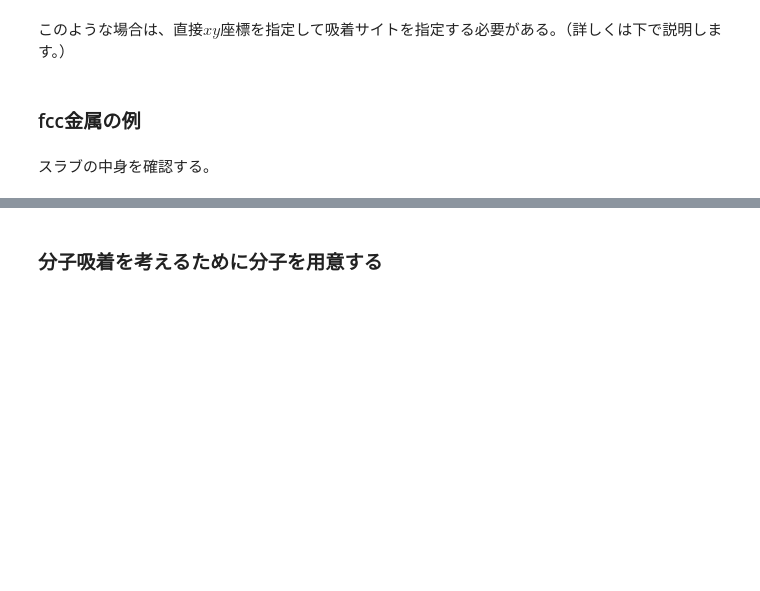
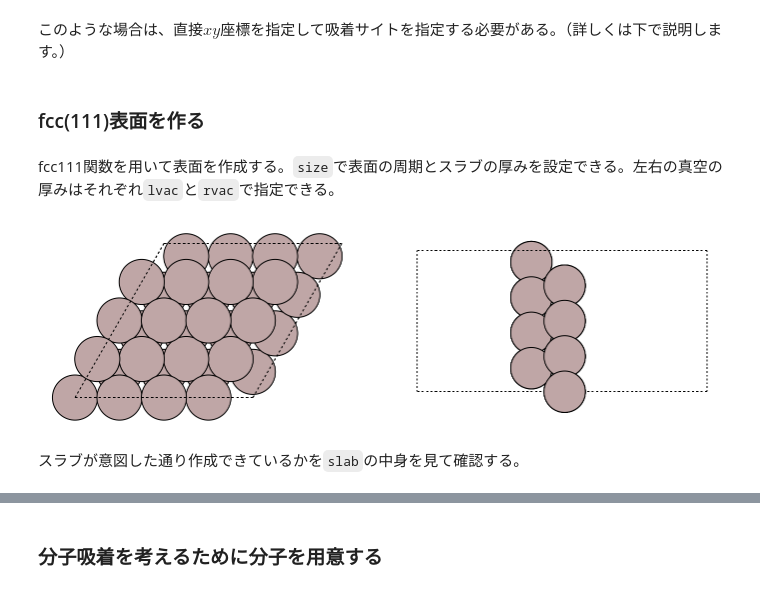
Before and after one commit to dockerytong/qe_ESM_RISM, a Jupyter notebook: notebook/03ASE.ipynb, the cells around one changed output, grey strips where cells are left out. Drawn from its saved outputs; the diff is of its cells as text; code cells hidden in the pictures; blank space fills up the shorter version.

````diff
--- a/notebook/03ASE.ipynb
+++ b/notebook/03ASE.ipynb
@@ -45,23 +55,27 @@ slab.info.get('adsorbate_info', {})
 # %% [markdown]
 このような場合は、直接$xy$座標を指定して吸着サイトを指定する必要がある。（詳しくは下で説明します。）
 # %% [markdown]
-### fcc金属の例
+### fcc(111)表面を作る
+# %% [markdown]
+fcc111関数を用いて表面を作成する。```size```で表面の周期とスラブの厚みを設定できる。左右の真空の厚みはそれぞれ```lvac```と```rvac```で指定できる。
 # %%
 lvac = 8.0 # 左側の真空の厚み
 rvac = 10.0 # 右側の真空の厚み
 vac = (lvac + rvac)/2.0 # 表面構造関数には真空の左右の真空の厚みの半分を渡す
-slab = fcc111('Cu', size=(4,4,2), vacuum=vac)
+slab = fcc111('Al', size=(4,4,2), vacuum=vac)
 slab.wrap() # 普通に作ると、ユニットセルをはみ出す原子があるので、ユニットセル内にwrapする。
 slab.translate((0.0,0.0,(lvac-rvac)/2.0)) # lvac, rvacを反映した位置にずらす
 fig, ax = plt.subplots(1,2, figsize=(12, 6))
 ax[0].set_axis_off()
 ax[1].set_axis_off()
-plot_atoms(slab, ax[0], radii=1.0, rotation=('0x,0y,0z'))
-plot_atoms(slab, ax[1], radii=1.0, rotation=('90x,90y,90z'))
+plot_atoms(slab, ax[0], radii=1.2, rotation=('0x,0y,0z'))
+plot_atoms(slab, ax[1], radii=1.2, rotation=('90x,90y,90z'))
 #view(slab, viewer='ngl')
 plt.show()
+# %% [output]
+[figure, added]
 # %% [markdown]
-スラブの中身を確認する。
+スラブが意図した通り作成できているかを```slab```の中身を見て確認する。
 # %%
 aobj = slab
 print(f' Unit cell: a = ({aobj.cell[0,0]:9.5f}, {aobj.cell[0,1]:9.5f}, {aobj.cell[0,2]:9.5f})')
````
Also changed, not shown: parts of 19 cells of this notebook, 2 other files.
